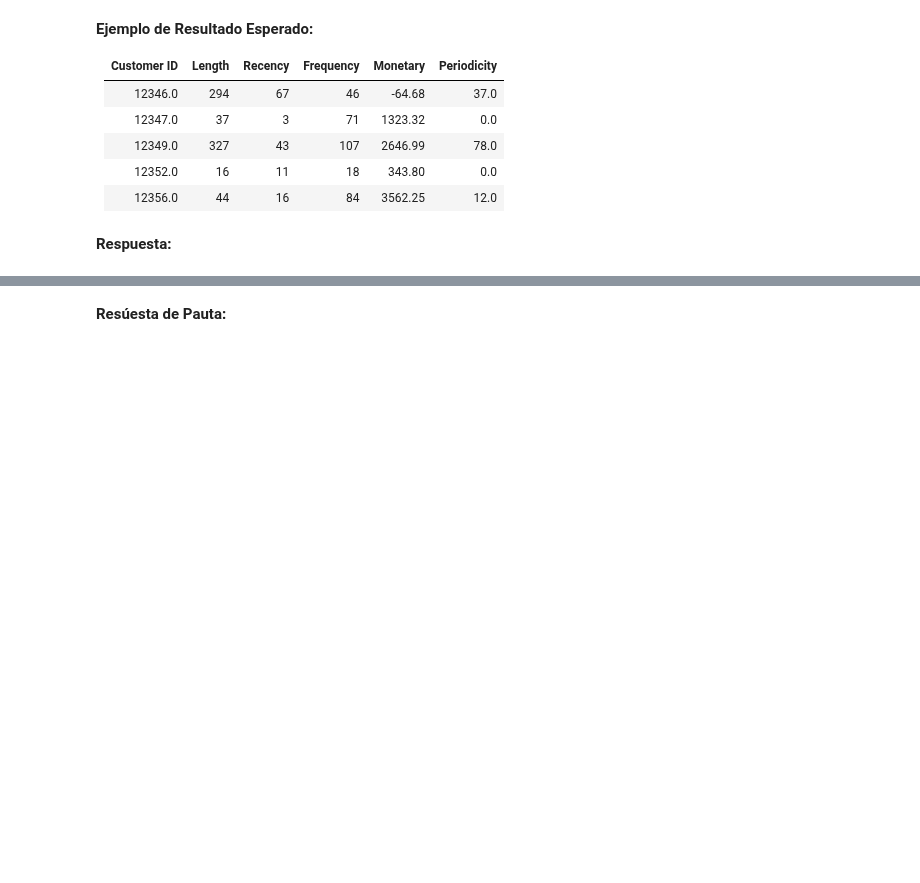
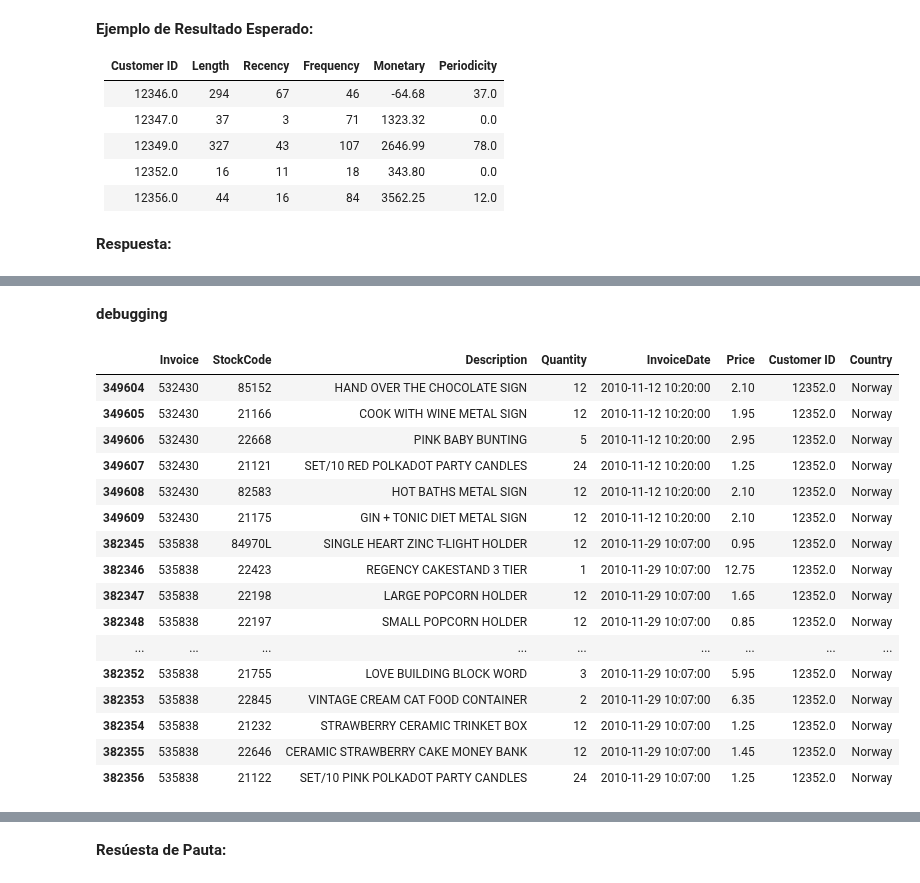
Before and after one commit to camilocarvajalreyes/laboratorios-MDS7202, a Jupyter notebook: Lab_6/Lab_6.ipynb, the cells around one changed output, grey strips where cells are left out. Drawn from its saved outputs; the diff is of its cells as text; code cells hidden in the pictures; blank space fills up the shorter version.

```diff
--- a/Lab_6/Lab_6.ipynb
+++ b/Lab_6/Lab_6.ipynb
@@ -206,0 +212,22 @@ df_LRMPF[df_LRMPF['Customer ID'].isin([12346.0,12347.0,12349.0,12352.0,12356.0])
+# %% [markdown]
+**debugging**
+# %%
+df_retail[df_retail['Customer ID']==12352.0]
+# %% [output]
+|  | Invoice | StockCode | Description | Quantity | InvoiceDate | Price | Customer ID | Country |
+| 349604 | 532430 | 85152 | HAND OVER THE CHOCOLATE SIGN | 12 | 2010-11-12 10:20:00 | 2.10 | 12352.0 | Norway |
+| 349605 | 532430 | 21166 | COOK WITH WINE METAL SIGN | 12 | 2010-11-12 10:20:00 | 1.95 | 12352.0 | Norway |
+| 349606 | 532430 | 22668 | PINK BABY BUNTING | 5 | 2010-11-12 10:20:00 | 2.95 | 12352.0 | Norway |
+| 349607 | 532430 | 21121 | SET/10 RED POLKADOT PARTY CANDLES | 24 | 2010-11-12 10:20:00 | 1.25 | 12352.0 | Norway |
+| 349608 | 532430 | 82583 | HOT BATHS METAL SIGN | 12 | 2010-11-12 10:20:00 | 2.10 | 12352.0 | Norway |
+| 349609 | 532430 | 21175 | GIN + TONIC DIET METAL SIGN | 12 | 2010-11-12 10:20:00 | 2.10 | 12352.0 | Norway |
+| 382345 | 535838 | 84970L | SINGLE HEART ZINC T-LIGHT HOLDER | 12 | 2010-11-29 10:07:00 | 0.95 | 12352.0 | Norway |
+| 382346 | 535838 | 22423 | REGENCY CAKESTAND 3 TIER | 1 | 2010-11-29 10:07:00 | 12.75 | 12352.0 | Norway |
+| 382347 | 535838 | 22198 | LARGE POPCORN HOLDER | 12 | 2010-11-29 10:07:00 | 1.65 | 12352.0 | Norway |
+| 382348 | 535838 | 22197 | SMALL POPCORN HOLDER | 12 | 2010-11-29 10:07:00 | 0.85 | 12352.0 | Norway |
+| ... | ... | ... | ... | ... | ... | ... | ... | ... |
+| 382352 | 535838 | 21755 | LOVE BUILDING BLOCK WORD | 3 | 2010-11-29 10:07:00 | 5.95 | 12352.0 | Norway |
+| 382353 | 535838 | 22845 | VINTAGE CREAM CAT FOOD CONTAINER | 2 | 2010-11-29 10:07:00 | 6.35 | 12352.0 | Norway |
+| 382354 | 535838 | 21232 | STRAWBERRY CERAMIC TRINKET BOX | 12 | 2010-11-29 10:07:00 | 1.25 | 12352.0 | Norway |
+| 382355 | 535838 | 22646 | CERAMIC STRAWBERRY CAKE MONEY BANK | 12 | 2010-11-29 10:07:00 | 1.45 | 12352.0 | Norway |
+| 382356 | 535838 | 21122 | SET/10 PINK POLKADOT PARTY CANDLES | 24 | 2010-11-29 10:07:00 | 1.25 | 12352.0 | Norway |
```
Also changed, not shown: parts of 5 cells of this notebook.
